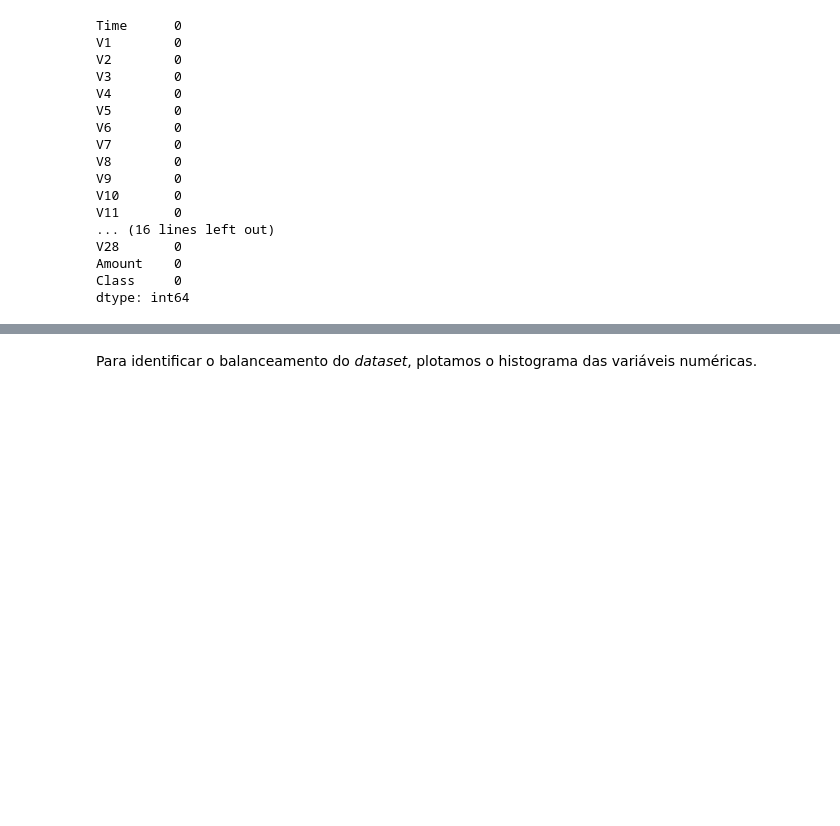
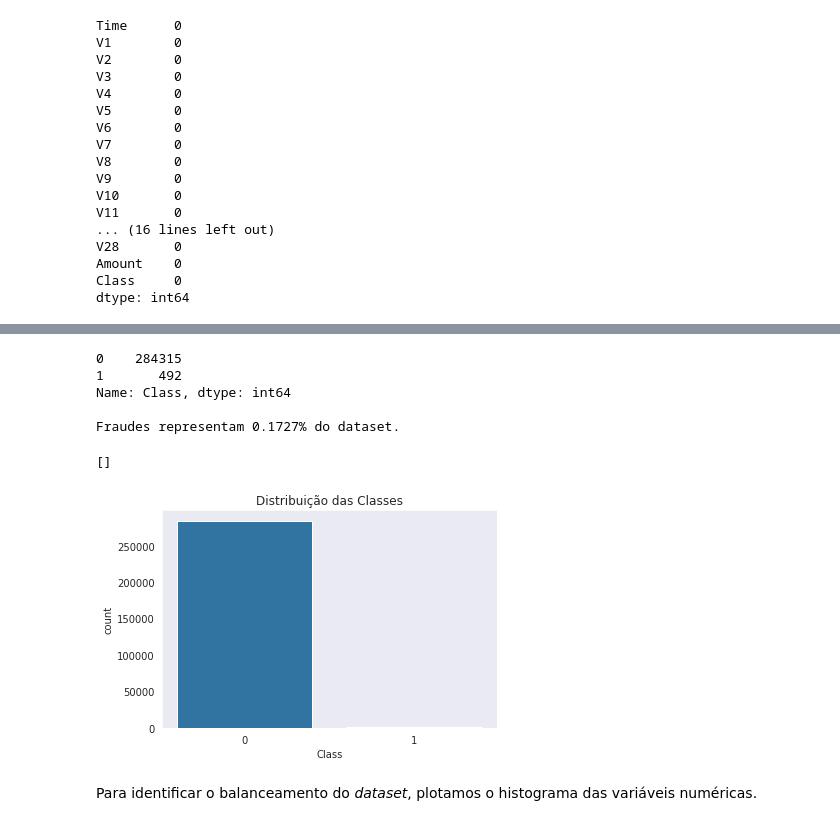
Before and after one commit to jtkomati/Portfolio, a Jupyter notebook: Detecção_de_Fraude_em_Cartões_de_Crédito.ipynb, the cells around one changed output, grey strips where cells are left out. Cells and saved outputs as stored; diff of their text form; code cells hidden in the pictures; blank space fills up the shorter version.

```diff
--- a/Detecção_de_Fraude_em_Cartões_de_Crédito.ipynb
+++ b/Detecção_de_Fraude_em_Cartões_de_Crédito.ipynb
@@ -40,18 +40,22 @@ Esses componentes são em número menor or igual às variáveis originais. No ca
 Inicialmente importamos os pacotes necessários incluindo bibliotecas necessárias para rodar Machine Learning.
 # %%
 # importar os pacotes necessários
-
 import pandas as pd
+import numpy as np
 import matplotlib.pyplot as plt
 import seaborn as sns
-from sklearn.model_selection import train_test_split
-from sklearn.metrics import r2_score
-from sklearn.metrics import mean_absolute_error
-from sklearn.metrics import mean_squared_error
 
 
-# configurar o notebook
-sns.set_style()
+from sklearn.model_selection import train_test_split
+from sklearn.preprocessing import StandardScaler
+from sklearn.linear_model import LogisticRegression
+from sklearn.metrics import classification_report
+from sklearn.metrics import roc_auc_score, roc_curve, accuracy_score
+
+from imblearn.under_sampling import RandomUnderSampler
+
+# configurar o estilo dos gráficos com o Seaborn
+sns.set_style('dark')
 # %% [markdown]
 Utilizamos uma arquivo já tratado pelo professor Carlos Melo em formato `csv`. Com isso, basta importar o conjunto de dados usando o método `pd.read_csv()`.
 # %%
@@ -125,3 +143,21 @@ dtype: int64
+# %%
+# ver o balanceamento das classes
+print(df.Class.value_counts())
+print("\nFraudes representam {:.4f}% do dataset.\n".format((df[df.Class == 1].shape[0] / df.shape[0]) * 100))
+
+# plotar gráfico de barras para as Classes
+fig, ax = plt.subplots()
+sns.countplot('Class', data=df, ax=ax)
+ax.set_title('Distribuição das Classes')
+plt.plot()
+# %% [output]
+0    284315
+1       492
+Name: Class, dtype: int64
+
+Fraudes representam 0.1727% do dataset.
+[]
+[figure, added]
 # %% [markdown]
 Para identificar o balanceamento do *dataset*, plotamos o histograma das variáveis numéricas.
 # %%
```
Also changed, not shown: parts of 46 cells of this notebook.
